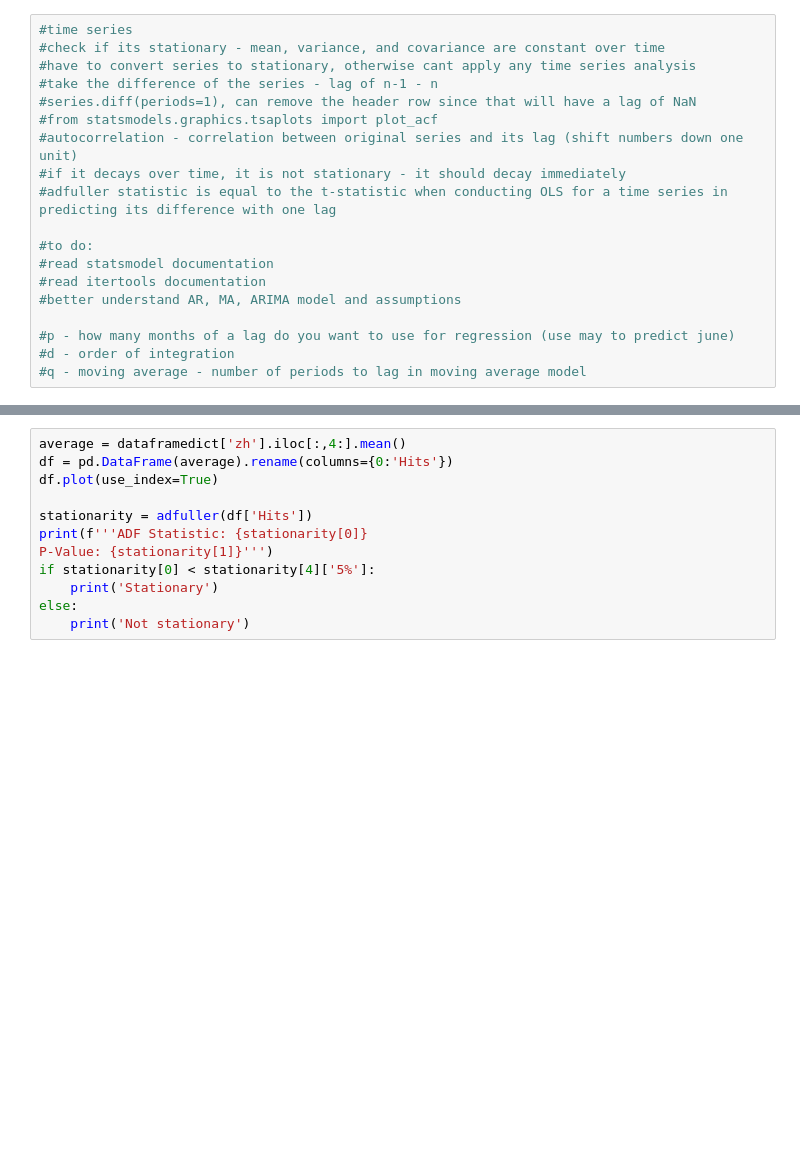
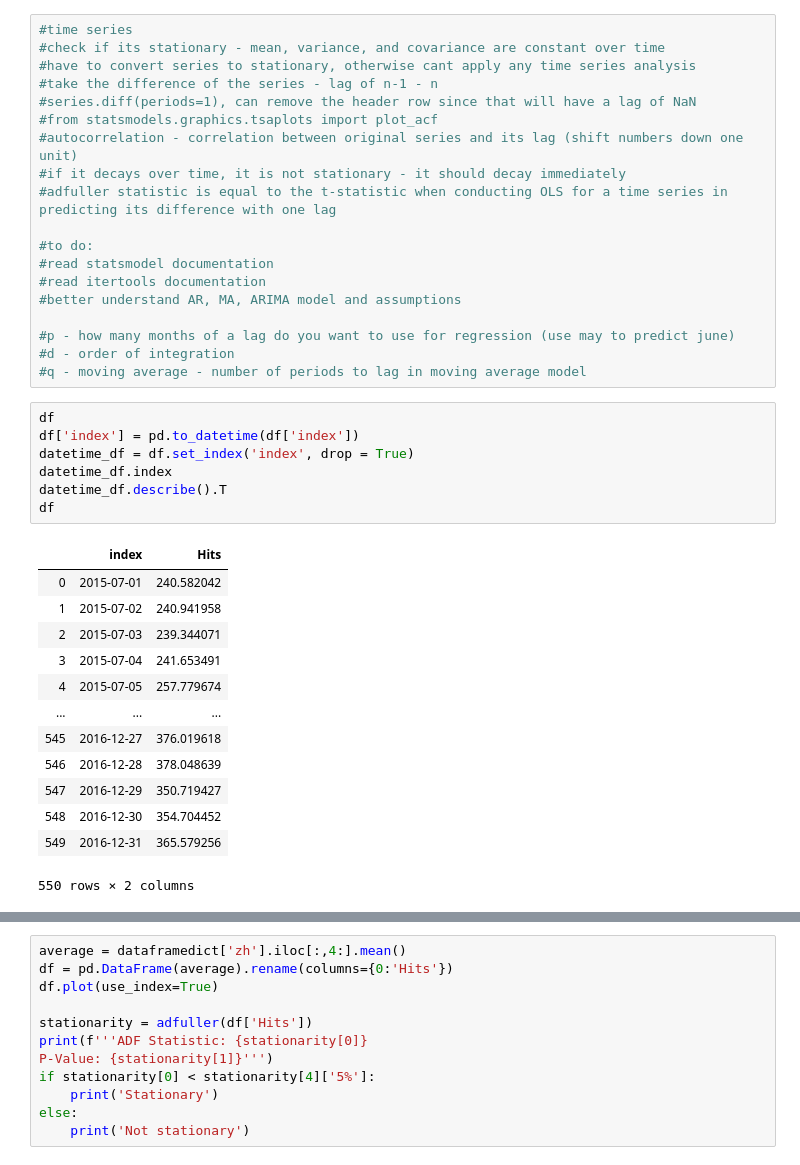
Before and after one commit to christinejiang11/personal_projects, a Jupyter notebook: Web_Traffic_Time_Series/Web_Traffic_Prediction.ipynb, the cells around one changed output, grey strips where cells are left out. Cells and saved outputs as stored; diff of their text form; blank space fills up the shorter version.

```diff
--- a/Web_Traffic_Time_Series/Web_Traffic_Prediction.ipynb
+++ b/Web_Traffic_Time_Series/Web_Traffic_Prediction.ipynb
@@ -148,3 +149,24 @@ for i,language in enumerate(languages):
 #p - how many months of a lag do you want to use for regression (use may to predict june)
 #d - order of integration
 #q - moving average - number of periods to lag in moving average model
+# %%
+df
+df['index'] = pd.to_datetime(df['index'])
+datetime_df = df.set_index('index', drop = True)
+datetime_df.index
+datetime_df.describe().T
+df
+# %% [output]
+|  | index | Hits |
+| 0 | 2015-07-01 | 240.582042 |
+| 1 | 2015-07-02 | 240.941958 |
+| 2 | 2015-07-03 | 239.344071 |
+| 3 | 2015-07-04 | 241.653491 |
+| 4 | 2015-07-05 | 257.779674 |
+| ... | ... | ... |
+| 545 | 2016-12-27 | 376.019618 |
+| 546 | 2016-12-28 | 378.048639 |
+| 547 | 2016-12-29 | 350.719427 |
+| 548 | 2016-12-30 | 354.704452 |
+| 549 | 2016-12-31 | 365.579256 |
+550 rows × 2 columns
```
Also changed, not shown: parts of 5 cells of this notebook, 1 other file.
